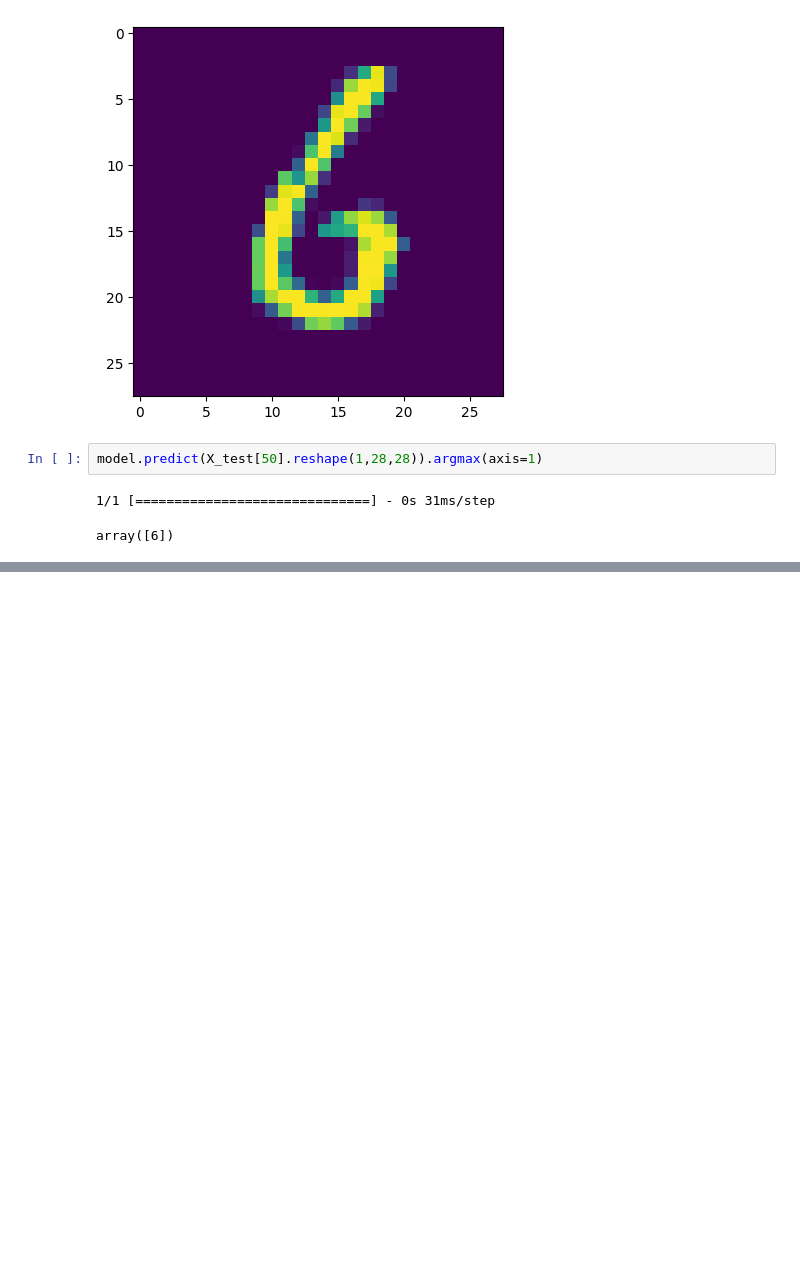
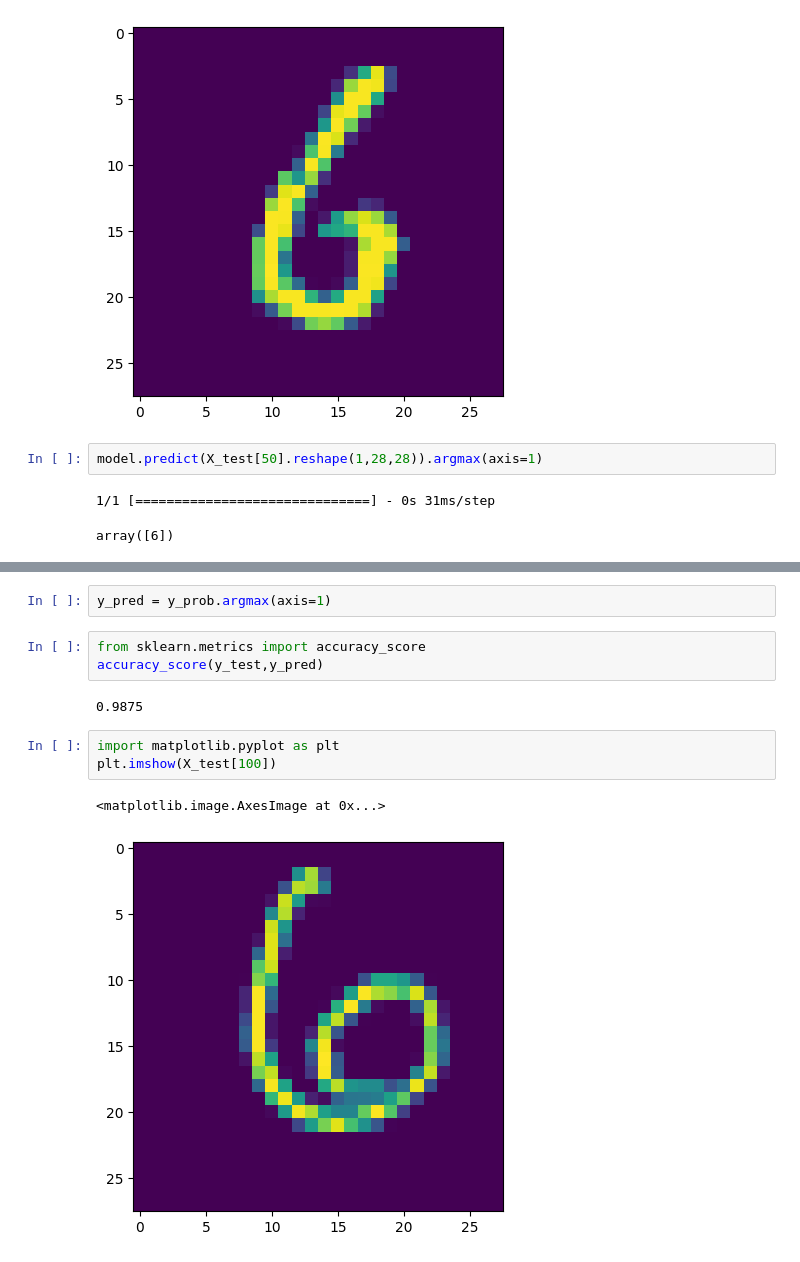
Before and after one commit to chill-br/ajay, a Jupyter notebook: handwritten_digit_classification_.ipynb, the cells around one changed output, grey strips where cells are left out. Drawn from its saved outputs; the diff is of its cells as text; blank space fills up the shorter version.

```diff
--- a/handwritten_digit_classification_.ipynb
+++ b/handwritten_digit_classification_.ipynb
@@ -119,0 +180,13 @@ array([6])
+# %%
+y_pred = y_prob.argmax(axis=1)
+# %%
+from sklearn.metrics import accuracy_score
+accuracy_score(y_test,y_pred)
+# %% [output]
+0.9875
+# %%
+import matplotlib.pyplot as plt
+plt.imshow(X_test[100])
+# %% [output]
+<matplotlib.image.AxesImage at 0x...>
+[figure, added]
```
Also changed, not shown: parts of 10 cells of this notebook.
